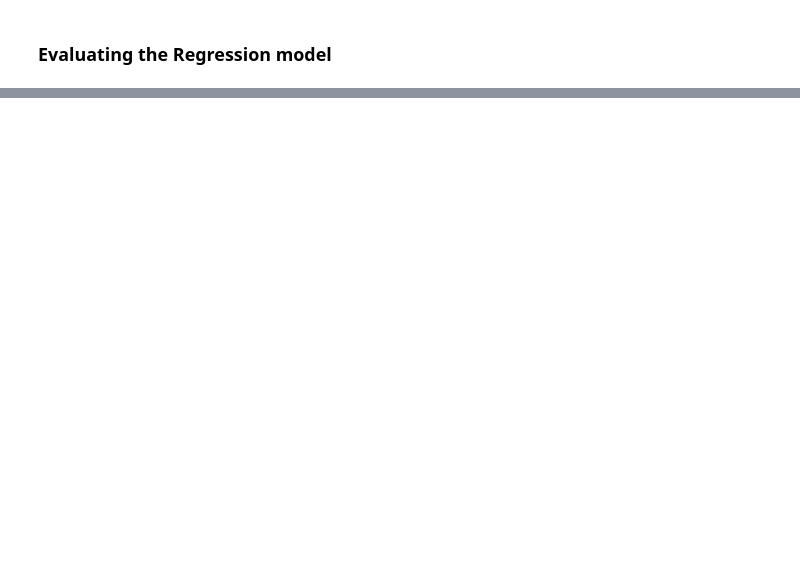
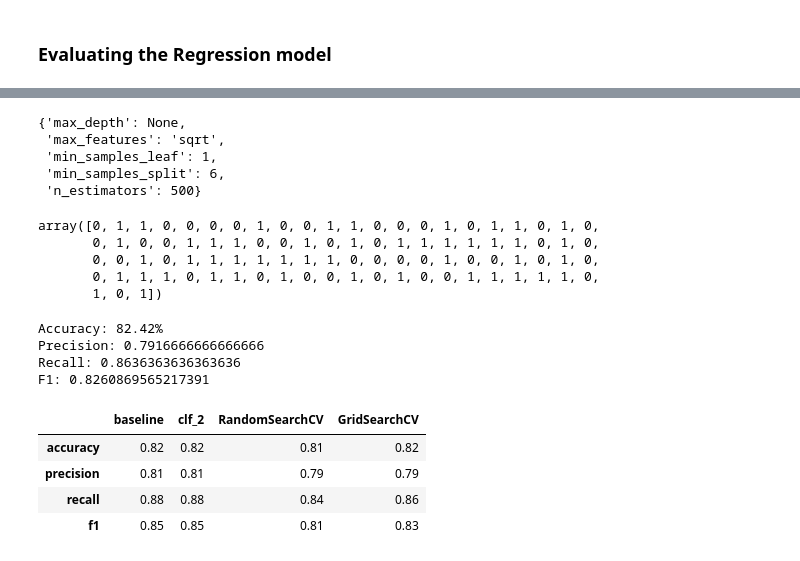
Before and after one commit to arghanath007/Data-Science, a Jupyter notebook: Scikit-Learn(SkLearn)/Introduction.ipynb, the cells around one changed output, grey strips where cells are left out. Cells and saved outputs as stored; diff of their text form; code cells hidden in the pictures; blank space fills up the shorter version.

```diff
--- a/Scikit-Learn(SkLearn)/Introduction.ipynb
+++ b/Scikit-Learn(SkLearn)/Introduction.ipynb
@@ -1498,0 +1798,6 @@ Mean Squared Error: 9.867437068627442
+# %%
+grid_small={'n_estimators': [100, 200, 500],
+ 'max_depth': [None],
+ 'max_features': ['auto', 'sqrt'],
+ 'min_samples_split': [6],
+ 'min_samples_leaf': [1, 2]}
@@ -1498,0 +1845,33 @@ Mean Squared Error: 9.867437068627442
+# %%
+gs_clf.best_params_
+# %% [output]
+{'max_depth': None,
+ 'max_features': 'sqrt',
+ 'min_samples_leaf': 1,
+ 'min_samples_split': 6,
+ 'n_estimators': 500}
+# %%
+gs_clf_y_preds=gs_clf.predict(X_test)
+gs_clf_y_preds
+# %% [output]
+array([0, 1, 1, 0, 0, 0, 0, 1, 0, 0, 1, 1, 0, 0, 0, 1, 0, 1, 1, 0, 1, 0,
+       0, 1, 0, 0, 1, 1, 1, 0, 0, 1, 0, 1, 0, 1, 1, 1, 1, 1, 1, 0, 1, 0,
+       0, 0, 1, 0, 1, 1, 1, 1, 1, 1, 1, 0, 0, 0, 0, 1, 0, 0, 1, 0, 1, 0,
+       0, 1, 1, 1, 0, 1, 1, 0, 1, 0, 0, 1, 0, 1, 0, 0, 1, 1, 1, 1, 1, 0,
+       1, 0, 1])
+# %%
+gs_metrics=evaluate_preds(y_test,gs_clf_y_preds)
+# %% [output]
+Accuracy: 82.42%
+Precision: 0.7916666666666666
+Recall: 0.8636363636363636
+F1: 0.8260869565217391
+# %%
+compare_metrics=pd.DataFrame({'baseline': baseline_metrics, 'clf_2': baseline_metrics2, 'RandomSearchCV': rs_metrics,'GridSearchCV': gs_metrics})
+compare_metrics
+# %% [output]
+|  | baseline | clf_2 | RandomSearchCV | GridSearchCV |
+| accuracy | 0.82 | 0.82 | 0.81 | 0.82 |
+| precision | 0.81 | 0.81 | 0.79 | 0.79 |
+| recall | 0.88 | 0.88 | 0.84 | 0.86 |
+| f1 | 0.85 | 0.85 | 0.81 | 0.83 |
```
Also changed, not shown: parts of 42 cells of this notebook, 5 other files.
